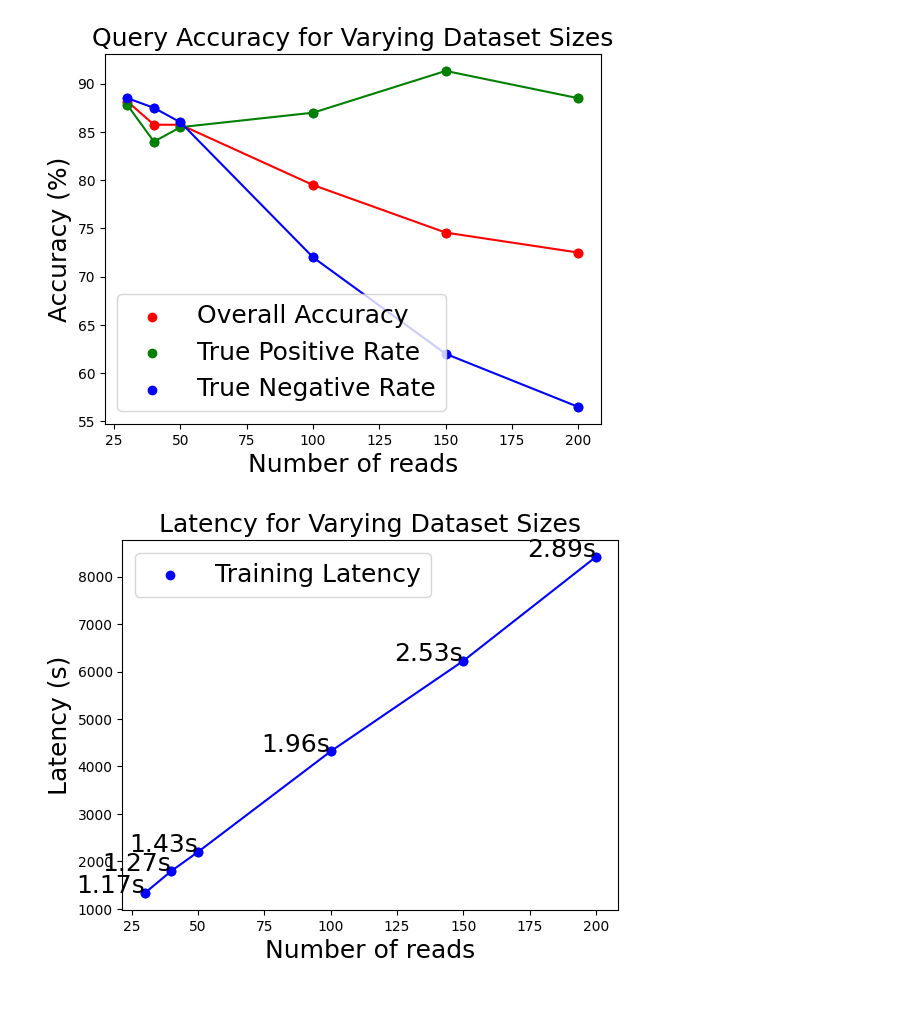
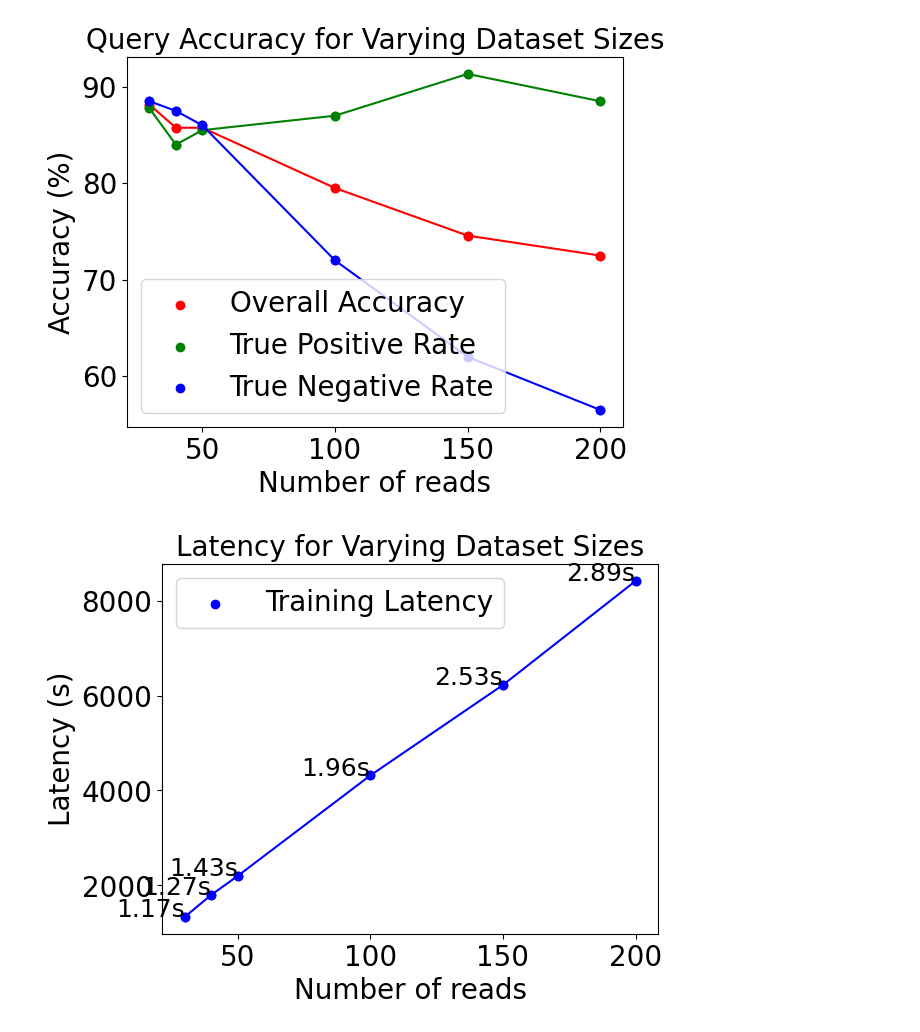
Before and after one commit to Stuart6557/HD-Tutorials, a Jupyter notebook: HD-HashTable/Attempt3-FinalResults/poster_figures.ipynb, the cells around one changed output. Saved outputs shown, nothing was run; the diff lists cells and outputs as text; code cells hidden in the pictures; blank space fills up the shorter version.

Commit message:
enlarged figure text

```diff
--- a/HD-HashTable/Attempt3-FinalResults/poster_figures.ipynb
+++ b/HD-HashTable/Attempt3-FinalResults/poster_figures.ipynb
@@ -3,27 +3,30 @@ import matplotlib.pyplot as plt
 # %%
 reads = [30, 40, 50, 100, 150, 200]
 acc = [88.16, 85.75, 85.75, 79.50, 74.57, 72.50]
 tpr = [87.78, 84.00, 85.50, 87.00, 91.33, 88.50]
 tnr = [88.50, 87.50, 86.00, 72.00, 62.00, 56.50]
 
 # scatter plots
 plt.scatter(reads, acc, label='Overall Accuracy', color='r')
 plt.scatter(reads, tpr, label='True Positive Rate', color='g')
 plt.scatter(reads, tnr, label='True Negative Rate', color='b')
 
 # line segments between points
 plt.plot(reads, acc, color='r', linestyle='-', marker='o')
 plt.plot(reads, tpr, color='g', linestyle='-', marker='o')
 plt.plot(reads, tnr, color='b', linestyle='-', marker='o')
 
-plt.xlabel('Number of reads', fontsize=18)
-plt.ylabel('Accuracy (%)', fontsize=18)
-plt.title('Query Accuracy for Varying Dataset Sizes', fontsize=18)
-plt.legend(fontsize=18)
+plt.xlabel('Number of reads', fontsize=20)
+plt.ylabel('Accuracy (%)', fontsize=20)
+plt.title('Query Accuracy for Varying Dataset Sizes', fontsize=20)
+plt.legend(fontsize=20)
+
+plt.rc('xtick', labelsize =20)
+plt.rc('ytick', labelsize=20)
 
 plt.show()
 # %% [output]
-[figure, old version]
+[figure, new version]
 # %%
 reads = [30, 40, 50, 100, 150, 200]
 train_latency = [1337.63, 1801.06, 2201.16, 4317.61, 6222.66, 8413.00]
@@ -39,11 +42,14 @@ plt.plot(reads, train_latency, color='b', linestyle='-', marker='o')
 for i, qlat in enumerate(query_latency):
     plt.text(reads[i], train_latency[i], f'{qlat}s', fontsize=18, ha='right')
 
-plt.xlabel('Number of reads', fontsize=18)
-plt.ylabel('Latency (s)', fontsize=18)
-plt.title('Latency for Varying Dataset Sizes', fontsize=18)
-plt.legend(fontsize=18)
+plt.xlabel('Number of reads', fontsize=20)
+plt.ylabel('Latency (s)', fontsize=20)
+plt.title('Latency for Varying Dataset Sizes', fontsize=20)
+plt.legend(fontsize=20)
+
+plt.rc('xtick', labelsize =20)
+plt.rc('ytick', labelsize=20)
 
 plt.show()
 # %% [output]
-[figure, old version]
+[figure, new version]
```
